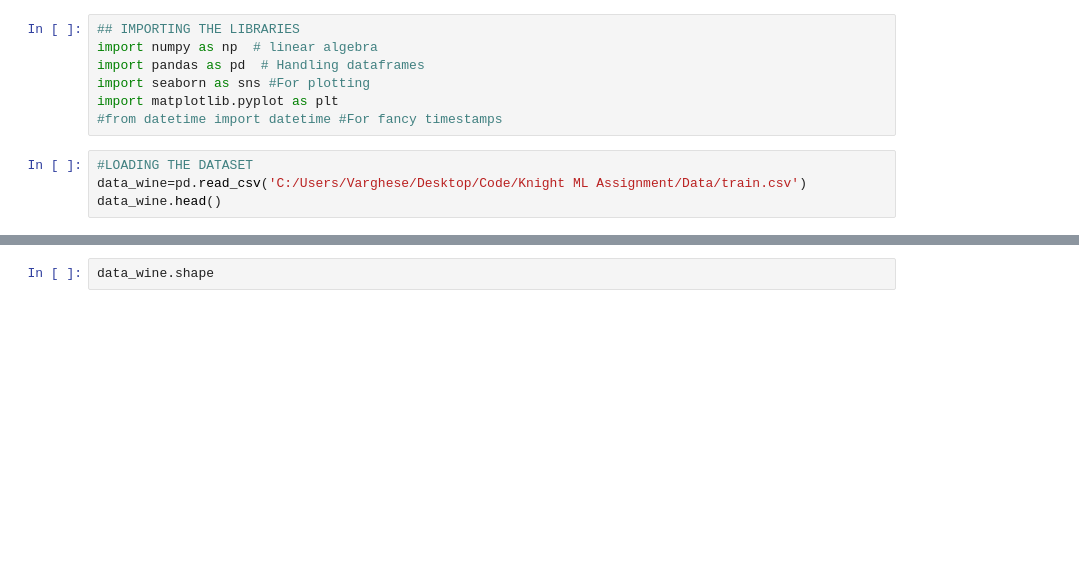
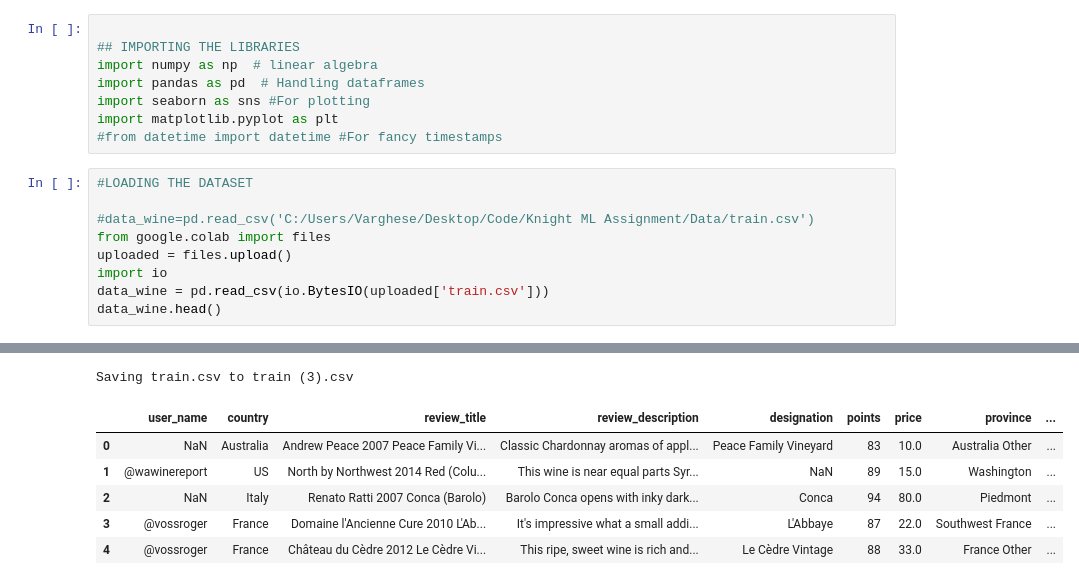
Before and after one commit to Alvin-Varghese/Multinomial_TextClassifier, a Jupyter notebook: notebook.ipynb, the cells around one changed output, grey strips where cells are left out. Drawn from its saved outputs; the diff is of its cells as text; blank space fills up the shorter version.

```diff
--- a/notebook.ipynb
+++ b/notebook.ipynb
@@ -1,4 +1,5 @@
 # %%
+
 ## IMPORTING THE LIBRARIES
 import numpy as np  # linear algebra
 import pandas as pd  # Handling dataframes
@@ -7,5 +8,11 @@ import matplotlib.pyplot as plt
 #from datetime import datetime #For fancy timestamps
 # %%
 #LOADING THE DATASET
-data_wine=pd.read_csv('C:/Users/Varghese/Desktop/Code/Knight ML Assignment/Data/train.csv')
+
+#data_wine=pd.read_csv('C:/Users/Varghese/Desktop/Code/Knight ML Assignment/Data/train.csv')
+from google.colab import files
+uploaded = files.upload()
+import io
+data_wine = pd.read_csv(io.BytesIO(uploaded['train.csv']))
 data_wine.head()
+# %% [output]
@@ -12,2 +20,7 @@ data_wine.head()
+Saving train.csv to train (3).csv
+|  | user_name | country | review_title | review_description | designation | points | price | province | ... |
+| 0 | NaN | Australia | Andrew Peace 2007 Peace Family Vi... | Classic Chardonnay aromas of appl... | Peace Family Vineyard | 83 | 10.0 | Australia Other | ... |
+| 1 | @wawinereport | US | North by Northwest 2014 Red (Colu... | This wine is near equal parts Syr... | NaN | 89 | 15.0 | Washington | ... |
+| 2 | NaN | Italy | Renato Ratti 2007 Conca (Barolo) | Barolo Conca opens with inky dark... | Conca | 94 | 80.0 | Piedmont | ... |
+| 3 | @vossroger | France | Domaine l'Ancienne Cure 2010 L'Ab... | It's impressive what a small addi... | L'Abbaye | 87 | 22.0 | Southwest France | ... |
+| 4 | @vossroger | France | Château du Cèdre 2012 Le Cèdre Vi... | This ripe, sweet wine is rich and... | Le Cèdre Vintage | 88 | 33.0 | France Other | ... |
-# %%
-data_wine.shape
```
Also changed, not shown: parts of 28 cells of this notebook.
